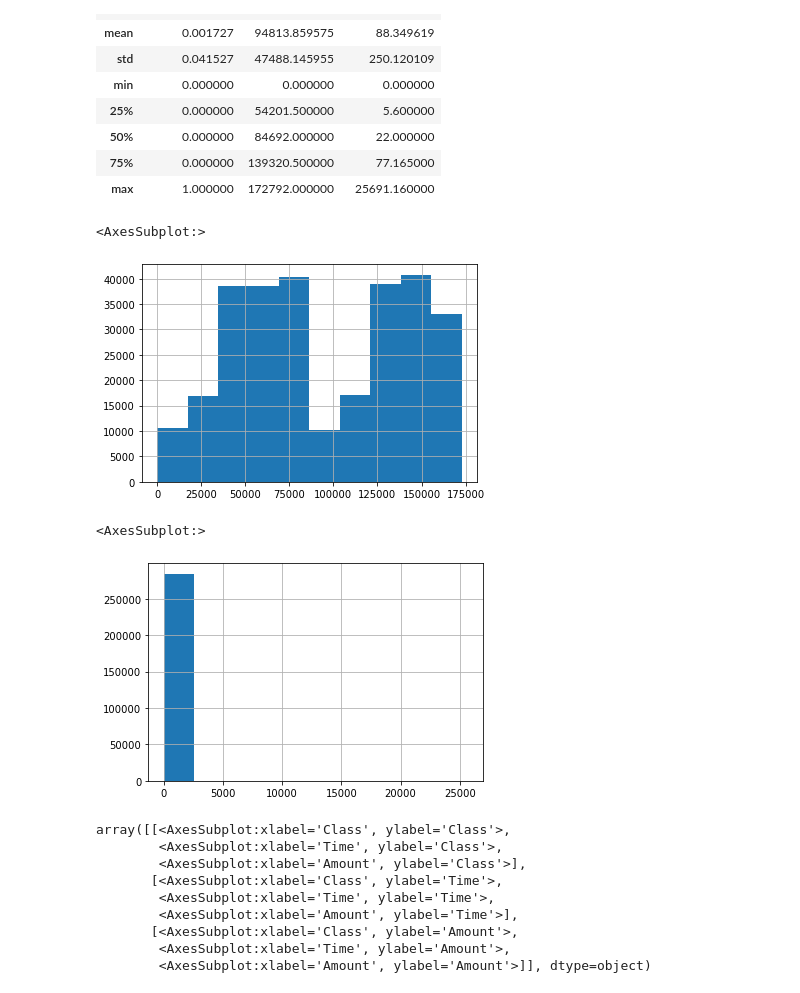
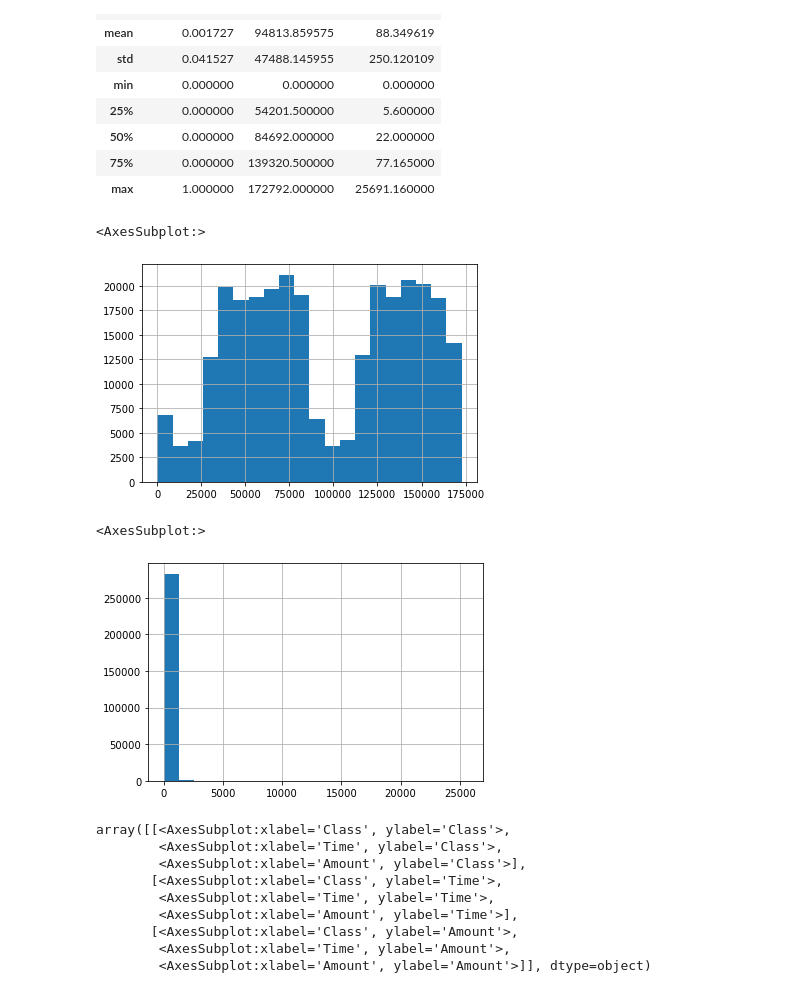
Before and after one commit to chchenny/kaggle_fraud_detection, a Jupyter notebook: exploration/EDA.ipynb, the cells around one changed output. Saved outputs shown, nothing was run; the diff lists cells and outputs as text; code cells hidden in the pictures.

```diff
--- a/exploration/EDA.ipynb
+++ b/exploration/EDA.ipynb
@@ -61,7 +69,7 @@ df[["Class", "Time", "Amount"]].describe()
 | 75% | 0.000000 | 139320.500000 | 77.165000 |
 | max | 1.000000 | 172792.000000 | 25691.160000 |
 # %%
-df["Time"].hist()
+df["Time"].hist(bins=20)
 # %% [output]
 <AxesSubplot:>
-[figure, old version]
+[figure, new version]
@@ -68,8 +86,8 @@ df["Time"].hist()
 # %%
-df["Amount"].hist()
+df["Amount"].hist(bins=20)
 # %% [output]
 <AxesSubplot:>
-[figure, old version]
+[figure, new version]
 # %%
 pd.plotting.scatter_matrix(df[["Class", "Time", "Amount"]], alpha=0.2)
 # %% [output]
```
Also changed, not shown: parts of 17 cells of this notebook, 1 other file.
